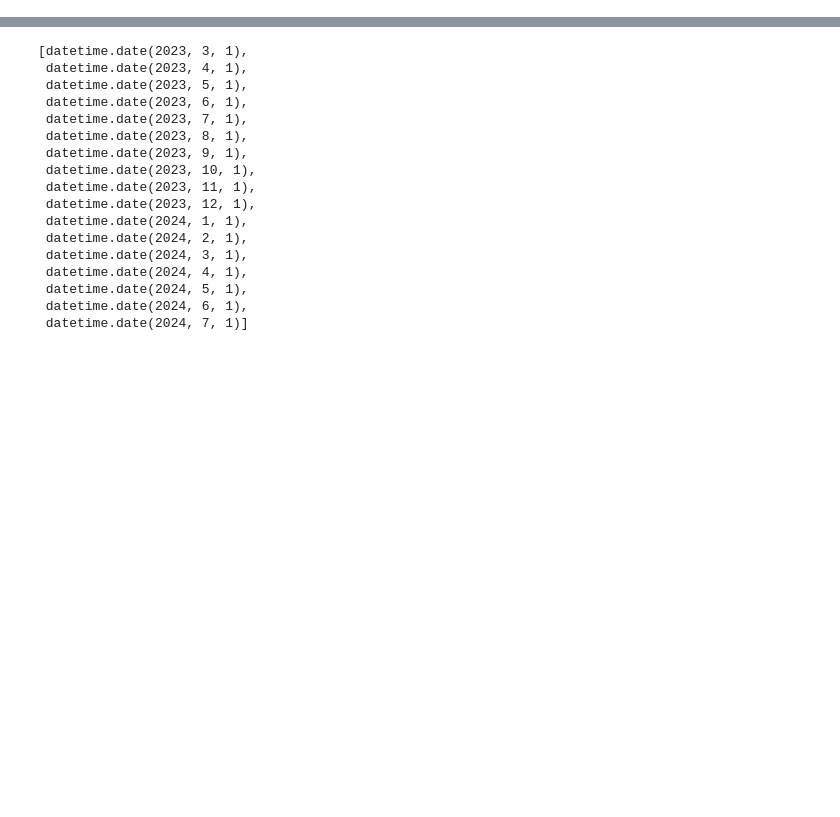
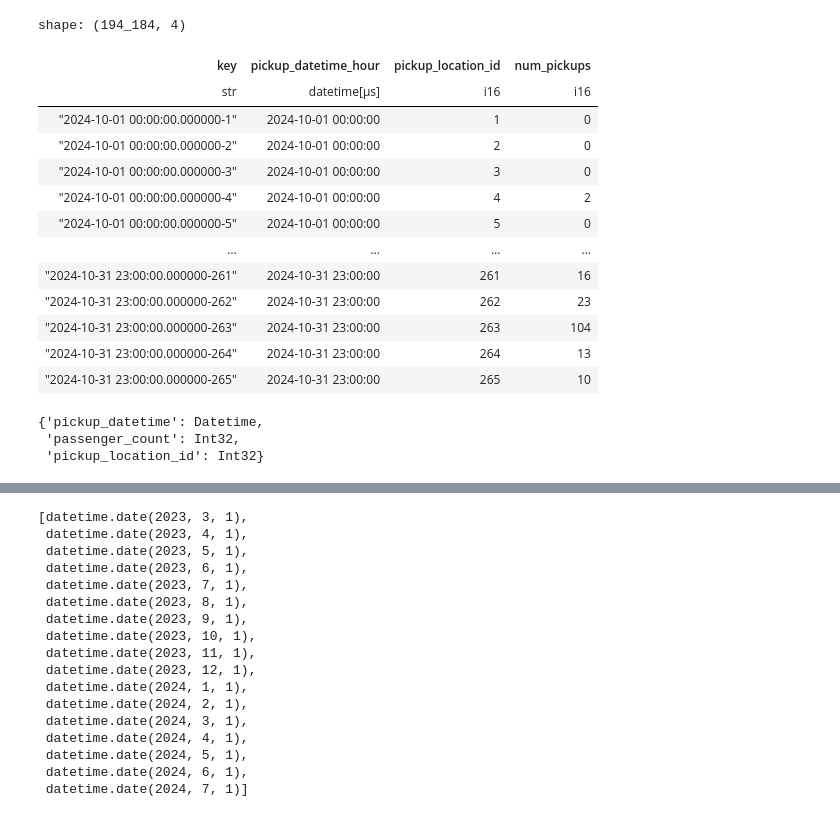
Before and after one commit to slafaurie/taxi_demand_service, a Jupyter notebook: notebooks/01_load_and_validate_raw_data.ipynb, the cells around one changed output, grey strips where cells are left out. Drawn from its saved outputs; the diff is of its cells as text; code cells hidden in the pictures; blank space fills up the shorter version.

```diff
--- a/notebooks/01_load_and_validate_raw_data.ipynb
+++ b/notebooks/01_load_and_validate_raw_data.ipynb
@@ -18,0 +17,3 @@ logger = get_logger(__name__)
+# %%
+df = fetch_raw_data(year=2024, month=10)
+df.head()
@@ -18,0 +46,3 @@ logger = get_logger(__name__)
+# %%
+transform_raw_data(df, 2024, 10)
+# %% [output]
@@ -18,0 +53,20 @@ logger = get_logger(__name__)
+shape: (194_184, 4)
+| key | pickup_datetime_hour | pickup_location_id | num_pickups |
+| str | datetime[μs] | i16 | i16 |
+| "2024-10-01 00:00:00.000000-1" | 2024-10-01 00:00:00 | 1 | 0 |
+| "2024-10-01 00:00:00.000000-2" | 2024-10-01 00:00:00 | 2 | 0 |
+| "2024-10-01 00:00:00.000000-3" | 2024-10-01 00:00:00 | 3 | 0 |
+| "2024-10-01 00:00:00.000000-4" | 2024-10-01 00:00:00 | 4 | 2 |
+| "2024-10-01 00:00:00.000000-5" | 2024-10-01 00:00:00 | 5 | 0 |
+| … | … | … | … |
+| "2024-10-31 23:00:00.000000-261" | 2024-10-31 23:00:00 | 261 | 16 |
+| "2024-10-31 23:00:00.000000-262" | 2024-10-31 23:00:00 | 262 | 23 |
+| "2024-10-31 23:00:00.000000-263" | 2024-10-31 23:00:00 | 263 | 104 |
+| "2024-10-31 23:00:00.000000-264" | 2024-10-31 23:00:00 | 264 | 13 |
+| "2024-10-31 23:00:00.000000-265" | 2024-10-31 23:00:00 | 265 | 10 |
+# %%
+{val.get('clean_name'): val.get('type') for val in RAW_SCHEMA.values()}
+# %% [output]
+{'pickup_datetime': Datetime,
+ 'passenger_count': Int32,
+ 'pickup_location_id': Int32}
```
Also changed, not shown: parts of 6 cells of this notebook, 10 other files.
